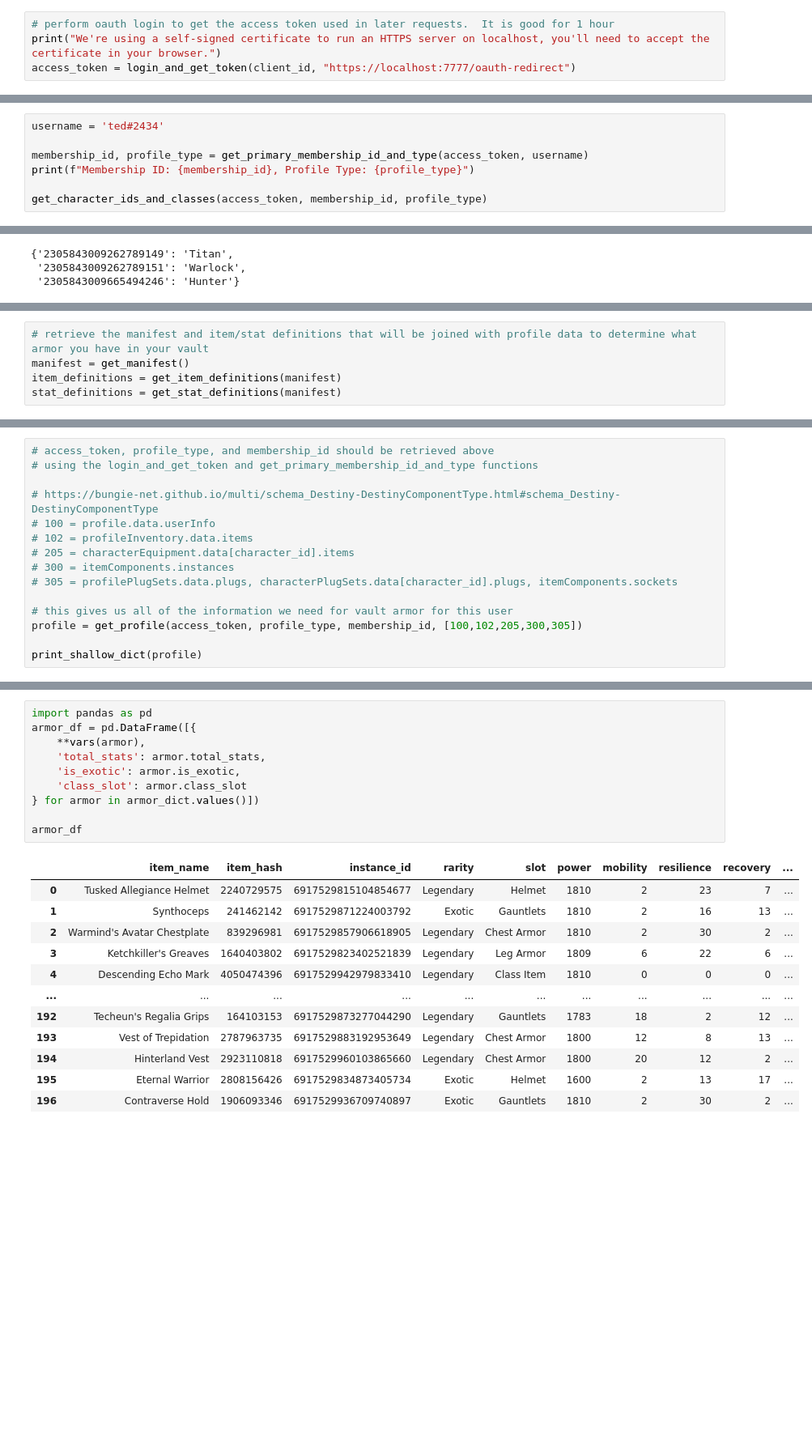
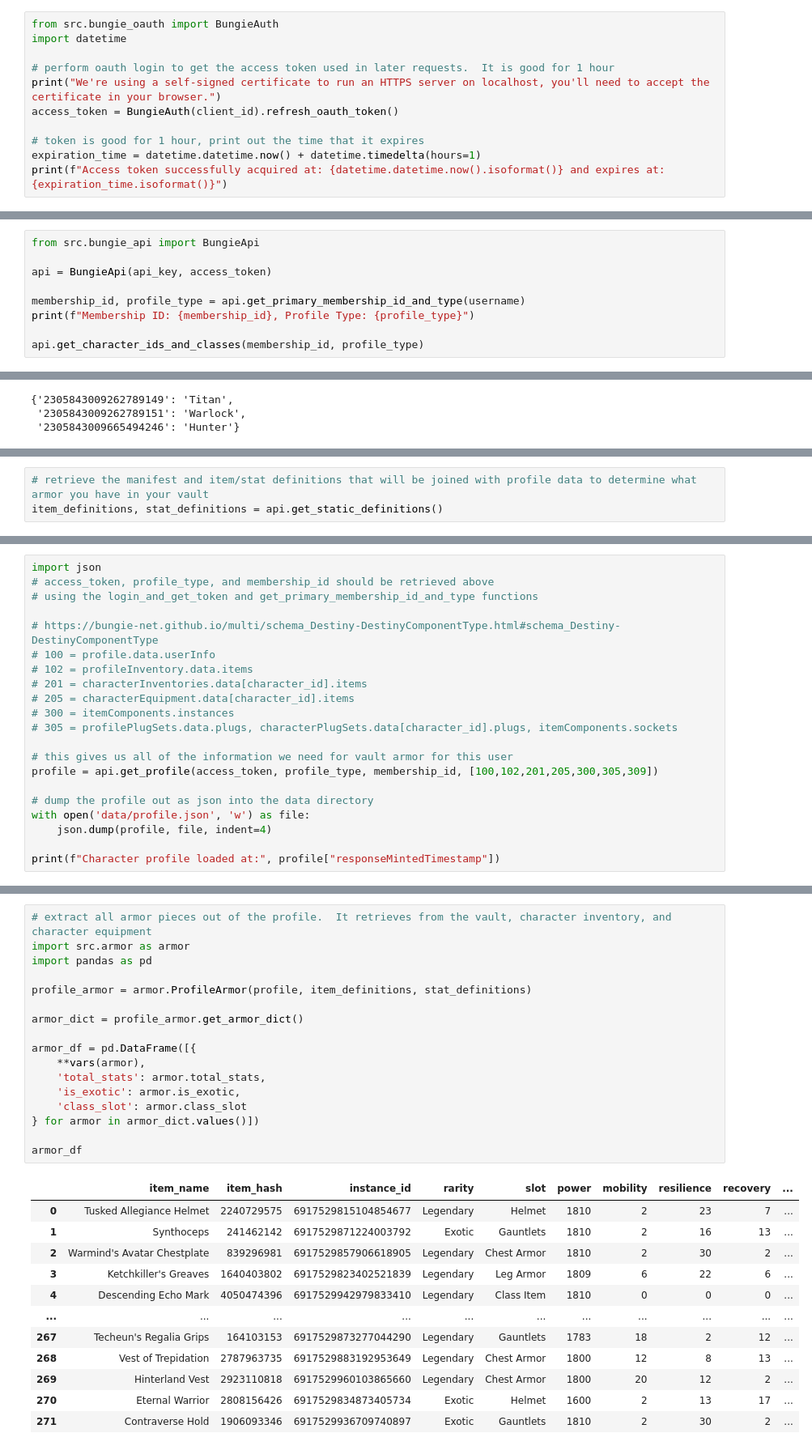
Before and after one commit to tednaleid/d2notebooks, a Jupyter notebook: d2scratch.ipynb, the cells around one changed output, grey strips where cells are left out. Shown at 81% size. Drawn from its saved outputs; the diff is of its cells as text; blank space fills up the shorter version.

```diff
--- a/d2scratch.ipynb
+++ b/d2scratch.ipynb
@@ -184,6 +83,13 @@ def login_and_get_token(client_id, redirect_url):
 # %%
+from src.bungie_oauth import BungieAuth
+import datetime
+
 # perform oauth login to get the access token used in later requests.  It is good for 1 hour
 print("We're using a self-signed certificate to run an HTTPS server on localhost, you'll need to accept the certificate in your browser.")
-access_token = login_and_get_token(client_id, "https://localhost:7777/oauth-redirect")
+access_token = BungieAuth(client_id).refresh_oauth_token()
+
+# token is good for 1 hour, print out the time that it expires
+expiration_time = datetime.datetime.now() + datetime.timedelta(hours=1)
+print(f"Access token successfully acquired at: {datetime.datetime.now().isoformat()} and expires at: {expiration_time.isoformat()}")
 # %% [output]
 We're using a self-signed certificate to run an HTTPS server on localhost, you'll need to accept the certificate in your browser.
@@ -256,10 +111,12 @@ This same username is used on things like https://dungeon.report to find your us
 # %%
-username = 'ted#2434'
+from src.bungie_api import BungieApi
 
-membership_id, profile_type = get_primary_membership_id_and_type(access_token, username)
+api = BungieApi(api_key, access_token)
+
+membership_id, profile_type = api.get_primary_membership_id_and_type(username)
 print(f"Membership ID: {membership_id}, Profile Type: {profile_type}")
 
-get_character_ids_and_classes(access_token, membership_id, profile_type)
+api.get_character_ids_and_classes(membership_id, profile_type)
 # %% [output]
 Checking membership ID 4611686018436088066 with membership type 2
 Crosave override found for 4611686018436088066
@@ -332,5 +127,3 @@ def print_shallow_dict(d):
 # %%
 # retrieve the manifest and item/stat definitions that will be joined with profile data to determine what armor you have in your vault
-manifest = get_manifest()
-item_definitions = get_item_definitions(manifest)
-stat_definitions = get_stat_definitions(manifest)
+item_definitions, stat_definitions = api.get_static_definitions()
@@ -341,16 +130,22 @@ https://www.bungie.net/common/destiny2_content/json/en/DestinyStatDefinition-22a
 # %%
+import json
 # access_token, profile_type, and membership_id should be retrieved above
 # using the login_and_get_token and get_primary_membership_id_and_type functions
 
 # https://bungie-net.github.io/multi/schema_Destiny-DestinyComponentType.html#schema_Destiny-DestinyComponentType
 # 100 = profile.data.userInfo
 # 102 = profileInventory.data.items
+# 201 = characterInventories.data[character_id].items
 # 205 = characterEquipment.data[character_id].items
 # 300 = itemComponents.instances
 # 305 = profilePlugSets.data.plugs, characterPlugSets.data[character_id].plugs, itemComponents.sockets
 
 # this gives us all of the information we need for vault armor for this user
-profile = get_profile(access_token, profile_type, membership_id, [100,102,205,300,305])
+profile = api.get_profile(access_token, profile_type, membership_id, [100,102,201,205,300,305,309])
 
-print_shallow_dict(profile)
+# dump the profile out as json into the data directory
+with open('data/profile.json', 'w') as file:
+    json.dump(profile, file, indent=4)
+
+print(f"Character profile loaded at:", profile["responseMintedTimestamp"])
 # %% [output]
@@ -660,23 +153,30 @@ armor_dict = get_armor_dict(all_items)
 # %%
+# extract all armor pieces out of the profile.  It retrieves from the vault, character inventory, and character equipment
+import src.armor as armor
 import pandas as pd
+
+profile_armor = armor.ProfileArmor(profile, item_definitions, stat_definitions)
+
+armor_dict = profile_armor.get_armor_dict()
+
 armor_df = pd.DataFrame([{
     **vars(armor),
     'total_stats': armor.total_stats,
     'is_exotic': armor.is_exotic,
     'class_slot': armor.class_slot
 } for armor in armor_dict.values()])
 
 armor_df
 # %% [output]
 |  | item_name | item_hash | instance_id | rarity | slot | power | mobility | resilience | recovery | ... |
 | 0 | Tusked Allegiance Helmet | 2240729575 | 6917529815104854677 | Legendary | Helmet | 1810 | 2 | 23 | 7 | ... |
 | 1 | Synthoceps | 241462142 | 6917529871224003792 | Exotic | Gauntlets | 1810 | 2 | 16 | 13 | ... |
 | 2 | Warmind's Avatar Chestplate | 839296981 | 6917529857906618905 | Legendary | Chest Armor | 1810 | 2 | 30 | 2 | ... |
 | 3 | Ketchkiller's Greaves | 1640403802 | 6917529823402521839 | Legendary | Leg Armor | 1809 | 6 | 22 | 6 | ... |
 | 4 | Descending Echo Mark | 4050474396 | 6917529942979833410 | Legendary | Class Item | 1810 | 0 | 0 | 0 | ... |
 | ... | ... | ... | ... | ... | ... | ... | ... | ... | ... | ... |
-| 192 | Techeun's Regalia Grips | 164103153 | 6917529873277044290 | Legendary | Gauntlets | 1783 | 18 | 2 | 12 | ... |
-| 193 | Vest of Trepidation | 2787963735 | 6917529883192953649 | Legendary | Chest Armor | 1800 | 12 | 8 | 13 | ... |
-| 194 | Hinterland Vest | 2923110818 | 6917529960103865660 | Legendary | Chest Armor | 1800 | 20 | 12 | 2 | ... |
-| 195 | Eternal Warrior | 2808156426 | 6917529834873405734 | Exotic | Helmet | 1600 | 2 | 13 | 17 | ... |
-| 196 | Contraverse Hold | 1906093346 | 6917529936709740897 | Exotic | Gauntlets | 1810 | 2 | 30 | 2 | ... |
+| 267 | Techeun's Regalia Grips | 164103153 | 6917529873277044290 | Legendary | Gauntlets | 1783 | 18 | 2 | 12 | ... |
+| 268 | Vest of Trepidation | 2787963735 | 6917529883192953649 | Legendary | Chest Armor | 1800 | 12 | 8 | 13 | ... |
+| 269 | Hinterland Vest | 2923110818 | 6917529960103865660 | Legendary | Chest Armor | 1800 | 20 | 12 | 2 | ... |
+| 270 | Eternal Warrior | 2808156426 | 6917529834873405734 | Exotic | Helmet | 1600 | 2 | 13 | 17 | ... |
+| 271 | Contraverse Hold | 1906093346 | 6917529936709740897 | Exotic | Gauntlets | 1810 | 2 | 30 | 2 | ... |
```
Also changed, not shown: parts of 39 cells of this notebook, 6 other files.
